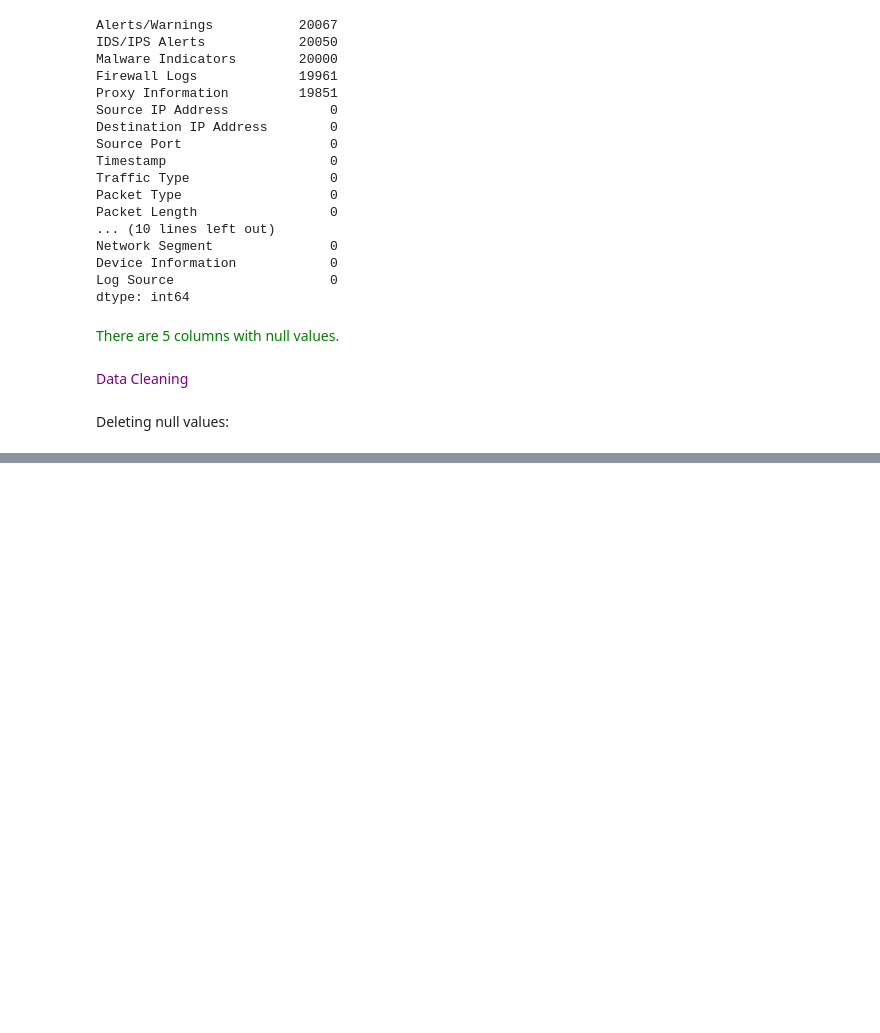
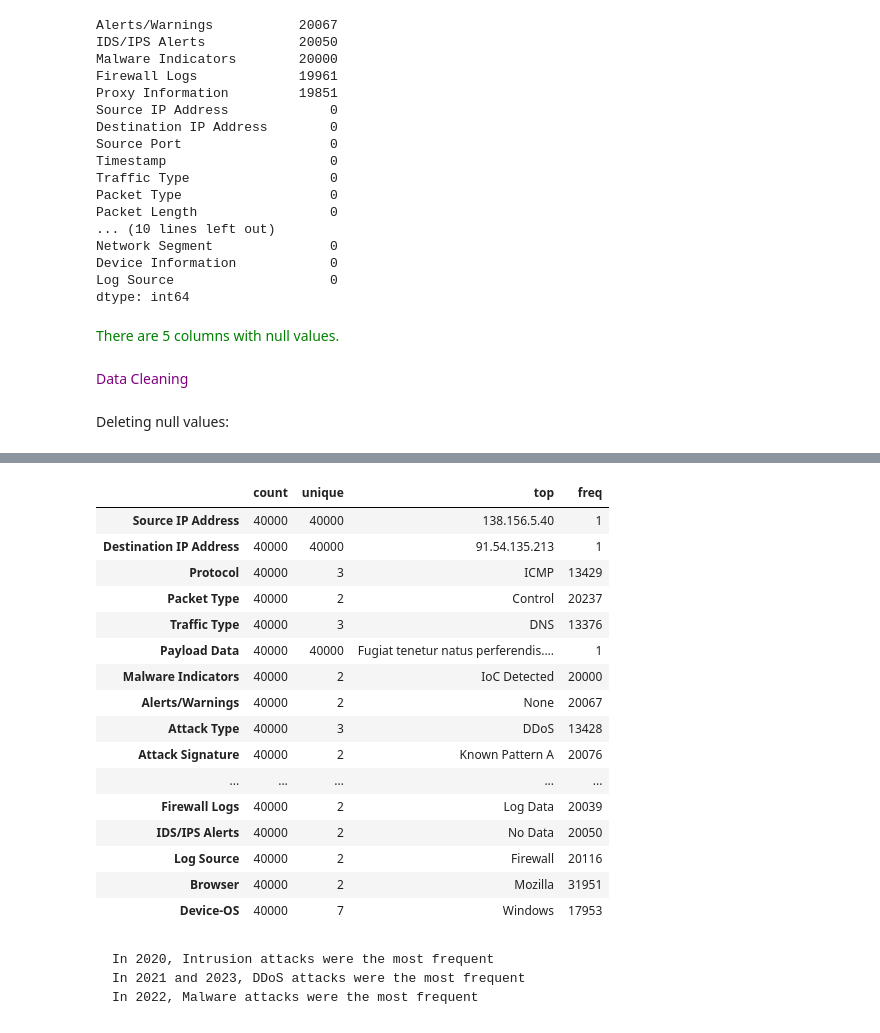
Before and after one commit to angamya/cybersecurity_data, a Jupyter notebook: cybersecurity_analysis_data.ipynb, the cells around one changed output, grey strips where cells are left out. Saved outputs shown, nothing was run; the diff lists cells and outputs as text; code cells hidden in the pictures; blank space fills up the shorter version.

```diff
--- a/cybersecurity_analysis_data.ipynb
+++ b/cybersecurity_analysis_data.ipynb
@@ -232,4 +225,4 @@ def device_finder(user_agent):
     return 'Unknown'
 
 
-data['Device/OS'] = data['Device Information'].apply(device_finder)
+data['Device-OS'] = data['Device Information'].apply(device_finder)
@@ -235,0 +241,5 @@ data['Device/OS'] = data['Device Information'].apply(device_finder)
+# %%
+data = data.drop('Device Information', axis = 1)
+# %%
+data['Timestamp'] = pd.to_datetime(data['Timestamp'])
+data['Timestamp'].info()
@@ -235,0 +255,8 @@ data['Device/OS'] = data['Device Information'].apply(device_finder)
+# %%
+data['Year'] = data['Timestamp'].dt.year
+data['Month'] = data['Timestamp'].dt.month
+data['DayofWeek'] = data['Timestamp'].dt.dayofweek
+data['Day'] = data['Timestamp'].dt.day
+data['Hour'] = data['Timestamp'].dt.hour
+data['Minute'] = data['Timestamp'].dt.minute
+data['Second'] = data['Timestamp'].dt.second
@@ -235,0 +275,20 @@ data['Device/OS'] = data['Device Information'].apply(device_finder)
+# %%
+data.describe(include = 'object').T
+# %% [output]
+|  | count | unique | top | freq |
+| Source IP Address | 40000 | 40000 | 138.156.5.40 | 1 |
+| Destination IP Address | 40000 | 40000 | 91.54.135.213 | 1 |
+| Protocol | 40000 | 3 | ICMP | 13429 |
+| Packet Type | 40000 | 2 | Control | 20237 |
+| Traffic Type | 40000 | 3 | DNS | 13376 |
+| Payload Data | 40000 | 40000 | Fugiat tenetur natus perferendis.... | 1 |
+| Malware Indicators | 40000 | 2 | IoC Detected | 20000 |
+| Alerts/Warnings | 40000 | 2 | None | 20067 |
+| Attack Type | 40000 | 3 | DDoS | 13428 |
+| Attack Signature | 40000 | 2 | Known Pattern A | 20076 |
+| ... | ... | ... | ... | ... |
+| Firewall Logs | 40000 | 2 | Log Data | 20039 |
+| IDS/IPS Alerts | 40000 | 2 | No Data | 20050 |
+| Log Source | 40000 | 2 | Firewall | 20116 |
+| Browser | 40000 | 2 | Mozilla | 31951 |
+| Device-OS | 40000 | 7 | Windows | 17953 |
@@ -235,0 +298,4 @@ data['Device/OS'] = data['Device Information'].apply(device_finder)
+# %% [markdown]
+    In 2020, Intrusion attacks were the most frequent
+    In 2021 and 2023, DDoS attacks were the most frequent
+    In 2022, Malware attacks were the most frequent
```
Also changed, not shown: parts of 19 cells of this notebook.
